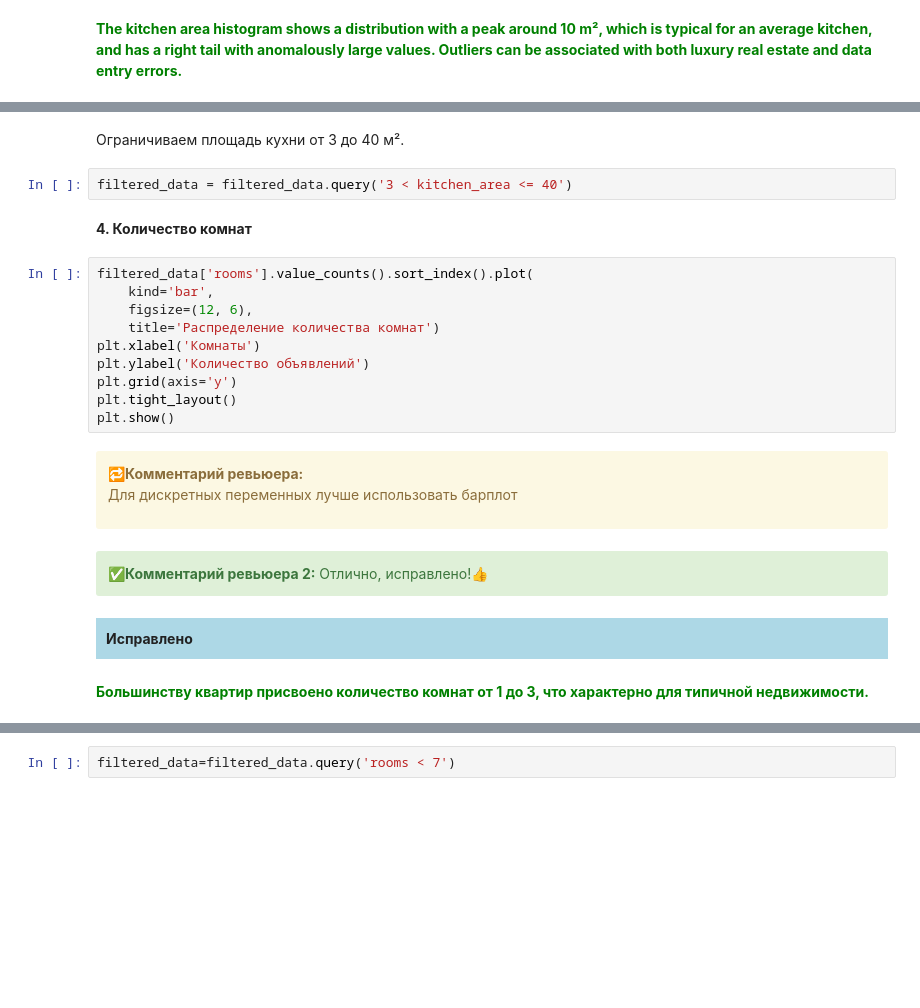
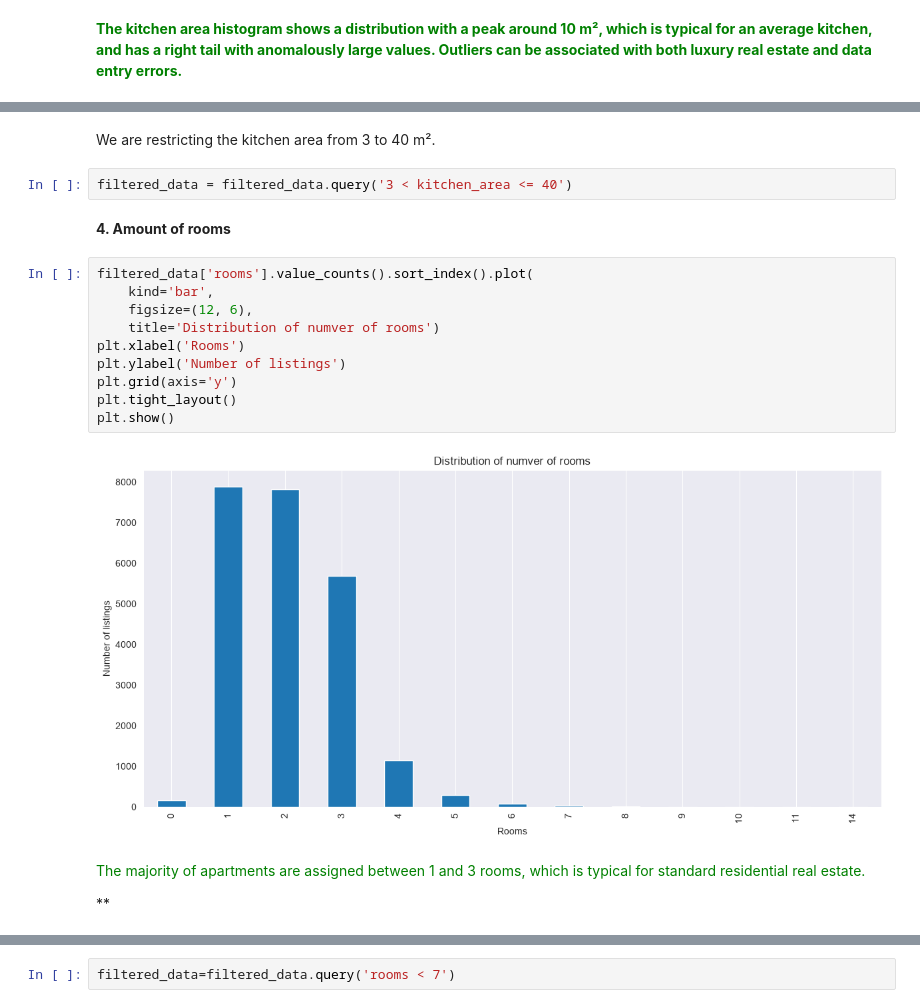
Before and after one commit to nellysmnnn/Exploratory-Data-Analysis, a Jupyter notebook: 1ed2335d-84ee-47f6-a5e9-16670a2ef61c.ipynb, the cells around one changed output, grey strips where cells are left out. Saved outputs shown, nothing was run; the diff lists cells and outputs as text; blank space fills up the shorter version.

```diff
--- a/1ed2335d-84ee-47f6-a5e9-16670a2ef61c.ipynb
+++ b/1ed2335d-84ee-47f6-a5e9-16670a2ef61c.ipynb
@@ -276,34 +519,24 @@ filtered_data['kitchen_area'].describe()
-# %% [markdown]
-Ограничиваем площадь кухни от 3 до 40 м².
+# %% [markdown]
+We are restricting the kitchen area from 3 to 40 m².
 # %%
 filtered_data = filtered_data.query('3 < kitchen_area <= 40')
-# %% [markdown]
-**4. Количество комнат**
+# %% [markdown]
+**4. Amount of rooms**
 # %%
 filtered_data['rooms'].value_counts().sort_index().plot(
     kind='bar',
     figsize=(12, 6),
-    title='Распределение количества комнат')
-plt.xlabel('Комнаты')
-plt.ylabel('Количество объявлений')
+    title='Distribution of numver of rooms')
+plt.xlabel('Rooms')
+plt.ylabel('Number of listings')
 plt.grid(axis='y')
 plt.tight_layout()
 plt.show()
+# %% [output]
+[figure, added]
-# %% [markdown]
-<div class="alert alert-block alert-warning">
-<b>🔁Комментарий ревьюера:</b>
-
-Для дискретных переменных лучше использовать барплот</div>
-# %% [markdown]
-<div class="alert alert-block alert-success">
-<b>✅Комментарий ревьюера 2:</b> Отлично, исправлено!👍  </div>
-# %% [markdown]
-<div style="background-color: lightblue; padding: 10px;">
-    <strong>Исправлено</strong><br>
-
-</div>
-# %% [markdown]
-**<span style="color: green;">Большинству квартир присвоено количество комнат от 1 до 3, что характерно для типичной недвижимости.
-</span>**
+# %% [markdown]
+**<span style="color: green;">**<span style="color: green;">The majority of apartments are assigned between 1 and 3 rooms, which is typical for standard residential real estate.
+
+</span>**
 # %%
 filtered_data['rooms'].plot(kind='box', showfliers=False)
```
Also changed, not shown: parts of 179 cells of this notebook.
